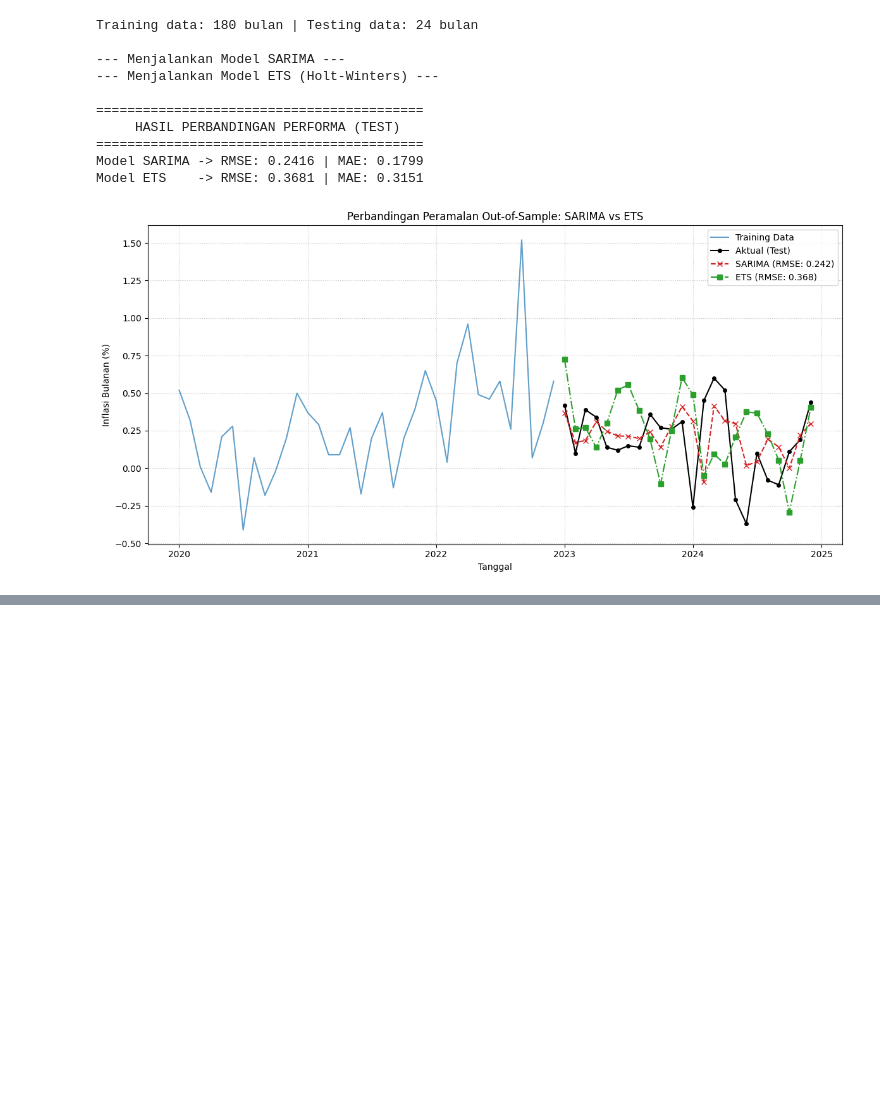
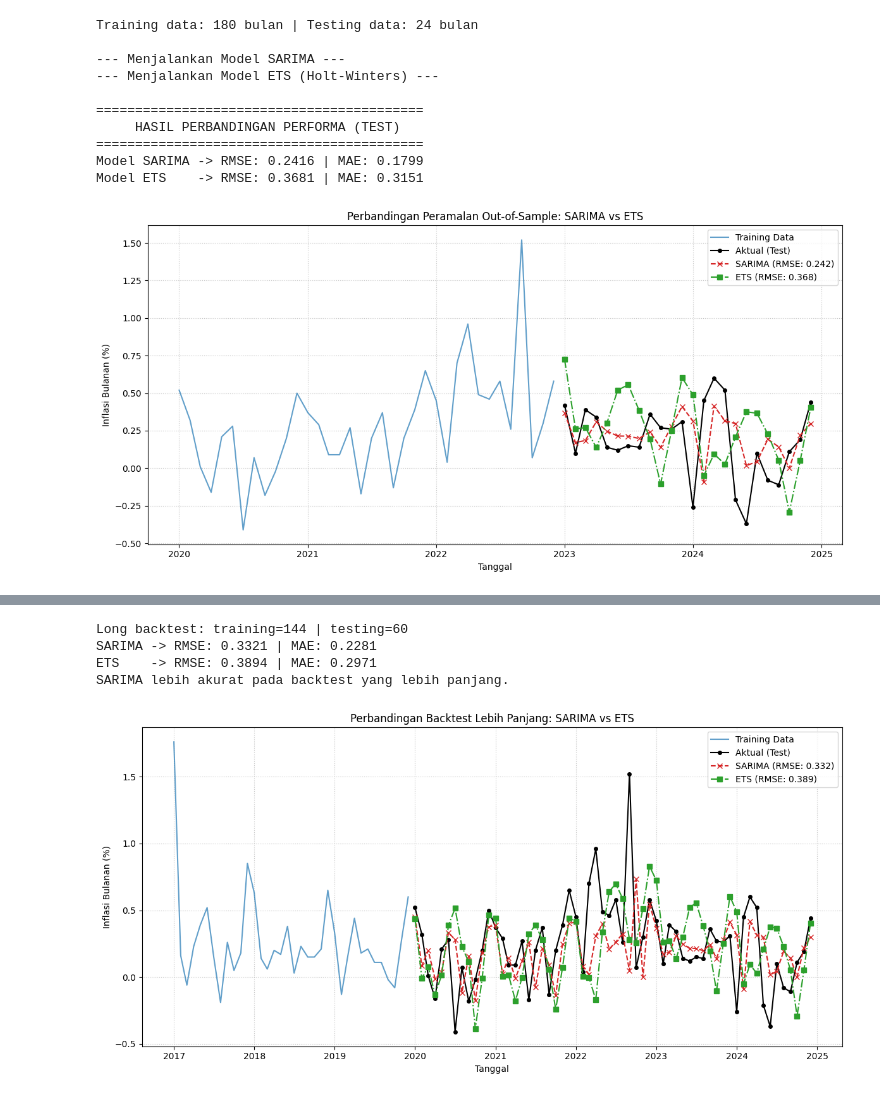
Before and after one commit to sapyyens/Analisis-Deret-Waktu_24083010041, a Jupyter notebook: projek akhir.ipynb, the cells around one changed output, grey strips where cells are left out. Drawn from its saved outputs; the diff is of its cells as text; code cells hidden in the pictures; blank space fills up the shorter version.

Commit message:
coba membandingkan menggunakan tahun yang lebih lama

```diff
--- a/projek akhir.ipynb
+++ b/projek akhir.ipynb
@@ -1203,0 +1351,73 @@ Model ETS    -> RMSE: 0.3681 | MAE: 0.3151
+# %%
+# Compare SARIMA vs ETS on a longer backtest window
+n_test = 60
+train_long = y.iloc[:-n_test]
+test_long = y.iloc[-n_test:]
+
+# SARIMA walk-forward
+history_sarima = list(train_long)
+pred_sarima_long = []
+
+for t in range(len(test_long)):
+    model_kf = pm.ARIMA(order=best_order, seasonal_order=best_seasonal_order)
+    fitted_sarima = model_kf.fit(maxiter=200, disp=False, y=history_sarima)
+    yhat = fitted_sarima.predict(n_periods=1)[0]
+    pred_sarima_long.append(yhat)
+    history_sarima.append(test_long.iloc[t])
+
+pred_sarima_long = pd.Series(pred_sarima_long, index=test_long.index)
+
+# ETS walk-forward
+history_ets = list(train_long)
+pred_ets_long = []
+
+for t in range(len(test_long)):
+    model_ets = ExponentialSmoothing(
+        history_ets,
+        trend='add',
+        seasonal='add',
+        seasonal_periods=12
+    ).fit()
+    yhat_ets = model_ets.forecast(steps=1)[0]
+    pred_ets_long.append(yhat_ets)
+    history_ets.append(test_long.iloc[t])
+
+pred_ets_long = pd.Series(pred_ets_long, index=test_long.index)
+
+# Metrics
+rmse_sarima_long = root_mean_squared_error(test_long, pred_sarima_long)
+mae_sarima_long = mean_absolute_error(test_long, pred_sarima_long)
+
+rmse_ets_long = root_mean_squared_error(test_long, pred_ets_long)
+mae_ets_long = mean_absolute_error(test_long, pred_ets_long)
+
+print(f"Long backtest: training={len(train_long)} | testing={len(test_long)}")
+print(f"SARIMA -> RMSE: {rmse_sarima_long:.4f} | MAE: {mae_sarima_long:.4f}")
+print(f"ETS    -> RMSE: {rmse_ets_long:.4f} | MAE: {mae_ets_long:.4f}")
+
+if rmse_sarima_long < rmse_ets_long:
+    print("SARIMA lebih akurat pada backtest yang lebih panjang.")
+elif rmse_ets_long < rmse_sarima_long:
+    print("ETS lebih akurat pada backtest yang lebih panjang.")
+else:
+    print("Keduanya setara pada backtest yang lebih panjang.")
+
+# Plot comparison
+plt.figure(figsize=(12, 6))
+plt.plot(train_long.index[-36:], train_long.iloc[-36:], label="Training Data", color='tab:blue', alpha=0.7)
+plt.plot(test_long.index, test_long, label="Aktual (Test)", color="black", marker='o', markersize=4)
+plt.plot(pred_sarima_long.index, pred_sarima_long, label=f"SARIMA (RMSE: {rmse_sarima_long:.3f})", color="tab:red", linestyle='--', marker='x')
+plt.plot(pred_ets_long.index, pred_ets_long, label=f"ETS (RMSE: {rmse_ets_long:.3f})", color="tab:green", linestyle='-.', marker='s')
+plt.title("Perbandingan Backtest Lebih Panjang: SARIMA vs ETS")
+plt.xlabel("Tanggal")
+plt.ylabel("Inflasi Bulanan (%)")
+plt.legend()
+plt.grid(True, linestyle=':', alpha=0.7)
+plt.tight_layout()
+plt.show()
+# %% [output]
+Long backtest: training=144 | testing=60
+SARIMA -> RMSE: 0.3321 | MAE: 0.2281
+ETS    -> RMSE: 0.3894 | MAE: 0.2971
+SARIMA lebih akurat pada backtest yang lebih panjang.
+[figure, added]
```
Also changed, not shown: parts of 2 cells of this notebook.
